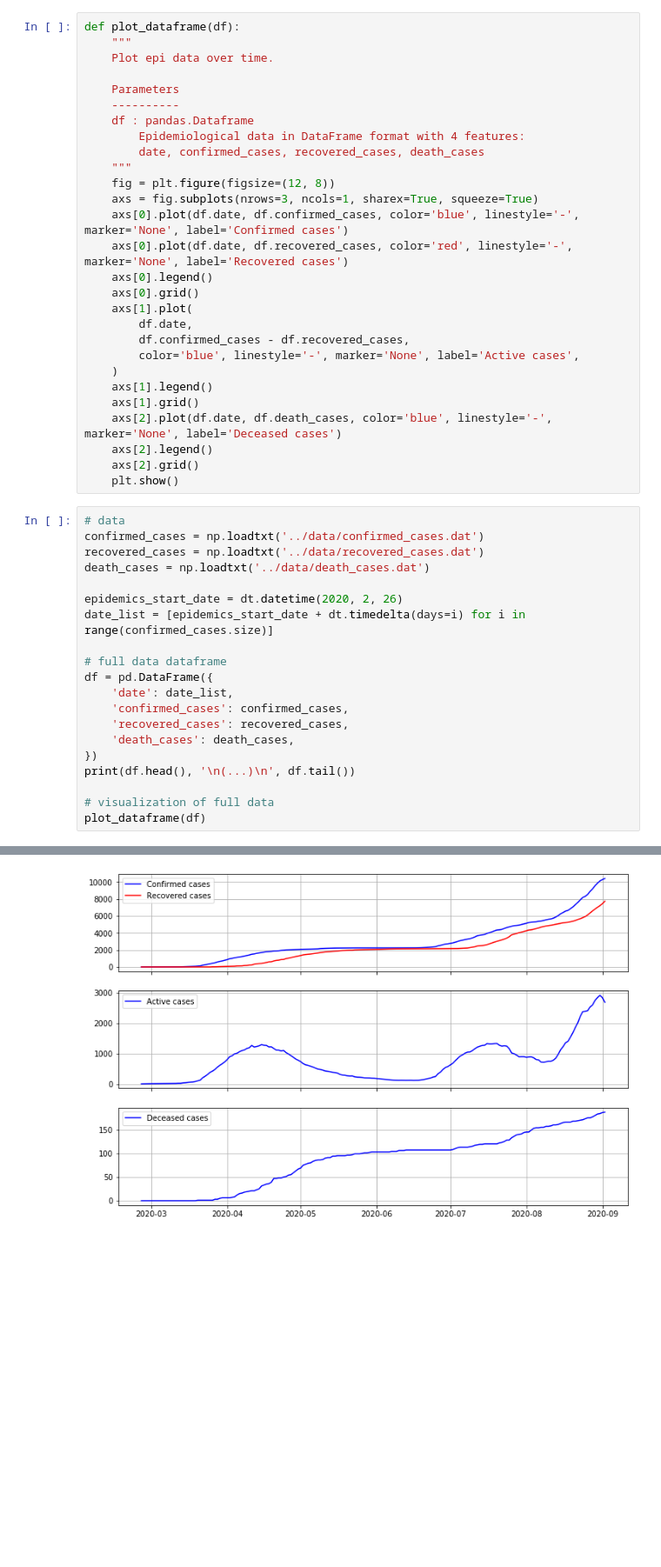
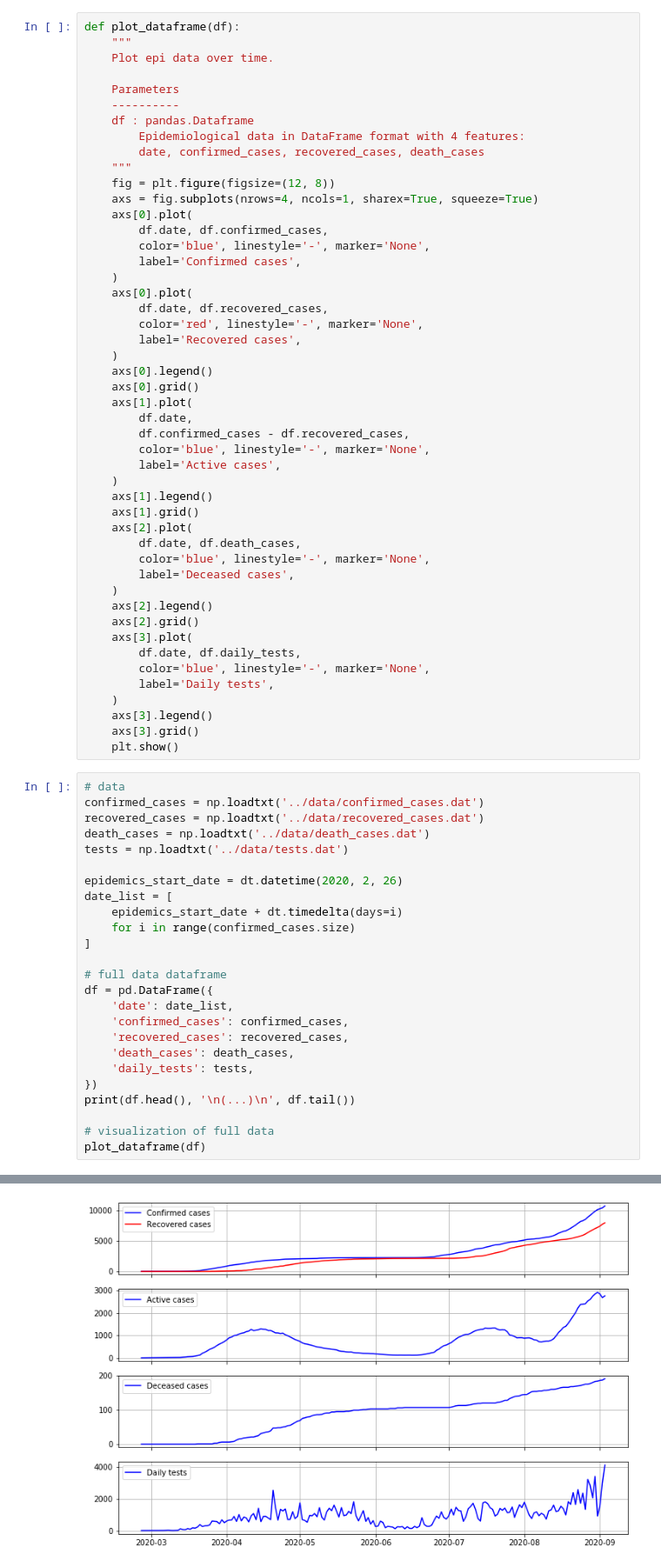
Before and after one commit to akapet00/coropy, a Jupyter notebook: sandbox/02-Second-Wave-Curve-Fitting.ipynb, the cells around one changed output, grey strips where cells are left out. Shown at 87% size. Drawn from its saved outputs; the diff is of its cells as text; blank space fills up the shorter version.

```diff
--- a/sandbox/02-Second-Wave-Curve-Fitting.ipynb
+++ b/sandbox/02-Second-Wave-Curve-Fitting.ipynb
@@ -23,30 +23,54 @@ def plot_dataframe(df):
         date, confirmed_cases, recovered_cases, death_cases
     """
     fig = plt.figure(figsize=(12, 8))
-    axs = fig.subplots(nrows=3, ncols=1, sharex=True, squeeze=True)
-    axs[0].plot(df.date, df.confirmed_cases, color='blue', linestyle='-', marker='None', label='Confirmed cases')
-    axs[0].plot(df.date, df.recovered_cases, color='red', linestyle='-', marker='None', label='Recovered cases')
+    axs = fig.subplots(nrows=4, ncols=1, sharex=True, squeeze=True)
+    axs[0].plot(
+        df.date, df.confirmed_cases,
+        color='blue', linestyle='-', marker='None',
+        label='Confirmed cases',
+    )
+    axs[0].plot(
+        df.date, df.recovered_cases,
+        color='red', linestyle='-', marker='None',
+        label='Recovered cases',
+    )
     axs[0].legend()
     axs[0].grid()
     axs[1].plot(
         df.date,
         df.confirmed_cases - df.recovered_cases,
-        color='blue', linestyle='-', marker='None', label='Active cases',
+        color='blue', linestyle='-', marker='None',
+        label='Active cases',
     )
     axs[1].legend()
     axs[1].grid()
-    axs[2].plot(df.date, df.death_cases, color='blue', linestyle='-', marker='None', label='Deceased cases')
+    axs[2].plot(
+        df.date, df.death_cases,
+        color='blue', linestyle='-', marker='None',
+        label='Deceased cases',
+    )
     axs[2].legend()
     axs[2].grid()
+    axs[3].plot(
+        df.date, df.daily_tests,
+        color='blue', linestyle='-', marker='None',
+        label='Daily tests',
+    )
+    axs[3].legend()
+    axs[3].grid()
     plt.show()
 # %%
 # data
 confirmed_cases = np.loadtxt('../data/confirmed_cases.dat')
 recovered_cases = np.loadtxt('../data/recovered_cases.dat')
 death_cases = np.loadtxt('../data/death_cases.dat')
+tests = np.loadtxt('../data/tests.dat')
 
 epidemics_start_date = dt.datetime(2020, 2, 26)
-date_list = [epidemics_start_date + dt.timedelta(days=i) for i in range(confirmed_cases.size)]
+date_list = [
+    epidemics_start_date + dt.timedelta(days=i)
+    for i in range(confirmed_cases.size)
+]
 
 # full data dataframe
 df = pd.DataFrame({
@@ -54,6 +78,7 @@ df = pd.DataFrame({
     'confirmed_cases': confirmed_cases,
     'recovered_cases': recovered_cases,
     'death_cases': death_cases,
+    'daily_tests': tests,
 })
 print(df.head(), '\n(...)\n', df.tail())
 
@@ -76,4 +101,4 @@ plot_dataframe(df)
-[figure, old version]
+[figure, new version]
 # %%
 # second wave data dataframe
 df_2 = df[df.date>dt.datetime(2020, 6, 1)]
```
Also changed, not shown: parts of 6 cells of this notebook.
